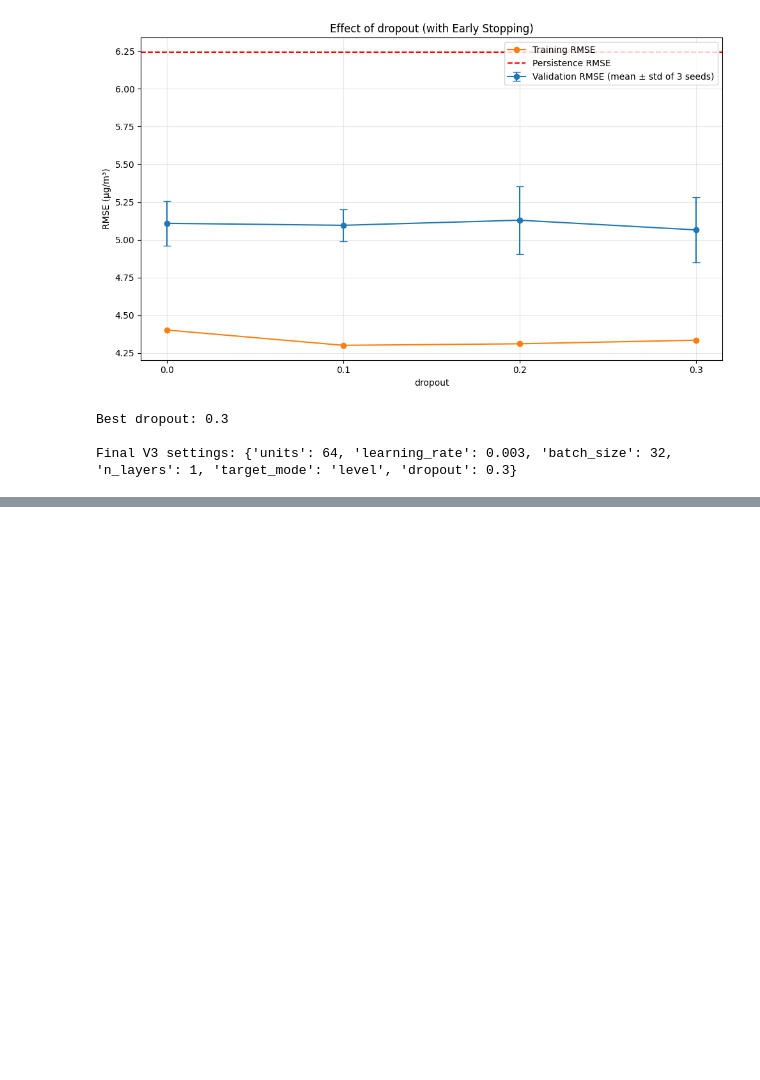
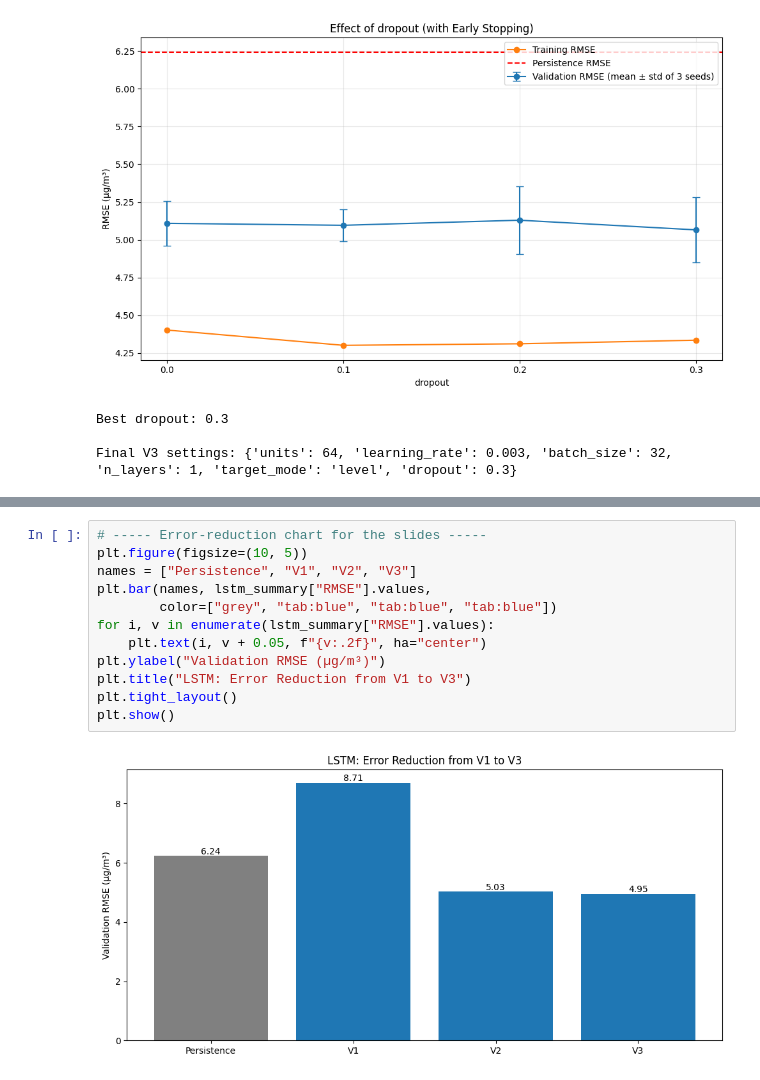
Before and after one commit to mapadeawdai/PM2.5_Prediction, a Jupyter notebook: main.ipynb, the cells around one changed output, grey strips where cells are left out. Drawn from its saved outputs; the diff is of its cells as text; blank space fills up the shorter version.

```diff
--- a/main.ipynb
+++ b/main.ipynb
@@ -2768,0 +2894,14 @@ Final V3 settings: {'units': 64, 'learning_rate': 0.003, 'batch_size': 32, 'n_la
+# %%
+# ----- Error-reduction chart for the slides -----
+plt.figure(figsize=(10, 5))
+names = ["Persistence", "V1", "V2", "V3"]
+plt.bar(names, lstm_summary["RMSE"].values,
+        color=["grey", "tab:blue", "tab:blue", "tab:blue"])
+for i, v in enumerate(lstm_summary["RMSE"].values):
+    plt.text(i, v + 0.05, f"{v:.2f}", ha="center")
+plt.ylabel("Validation RMSE (µg/m³)")
+plt.title("LSTM: Error Reduction from V1 to V3")
+plt.tight_layout()
+plt.show()
+# %% [output]
+[figure, added]
```
Also changed, not shown: parts of 5 cells of this notebook.
